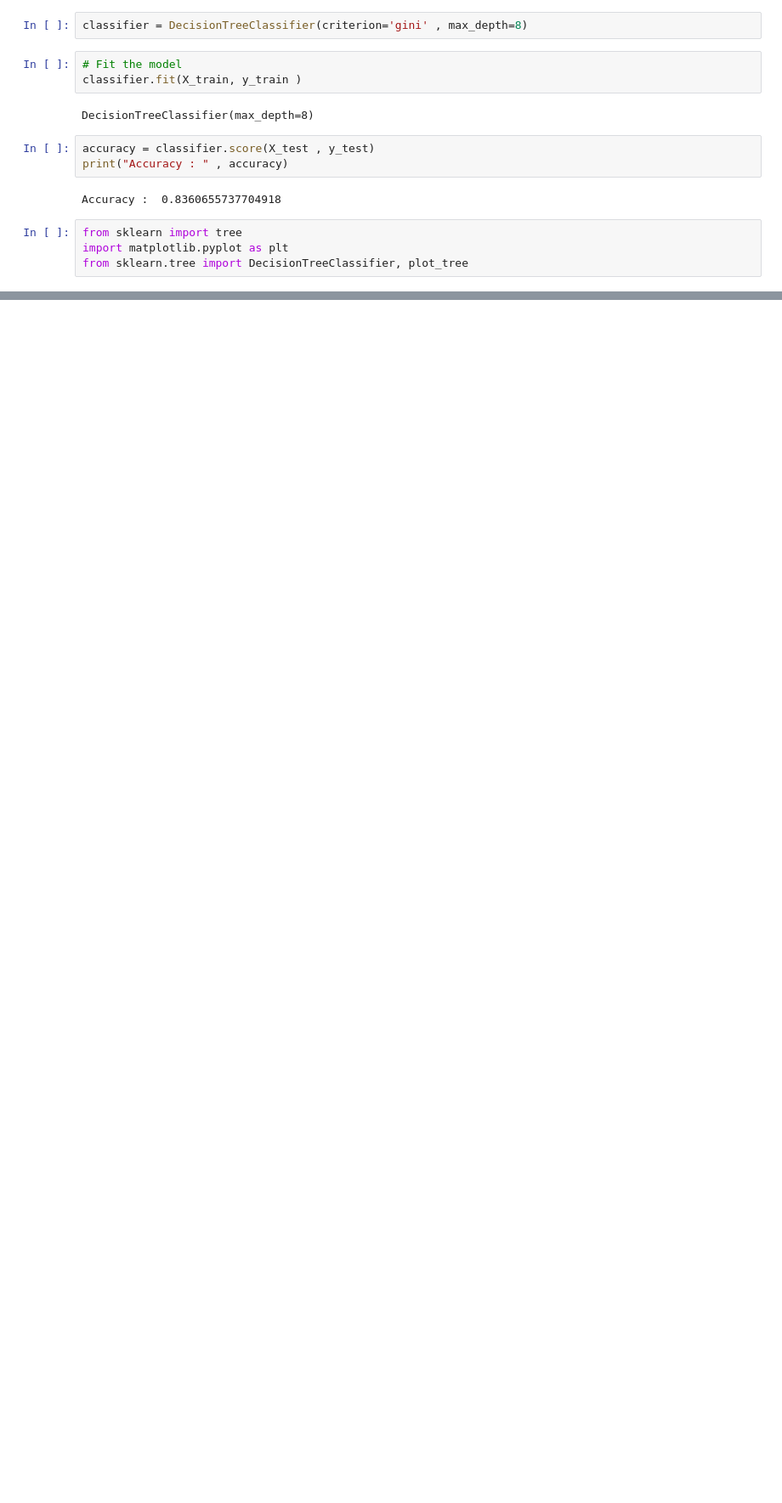
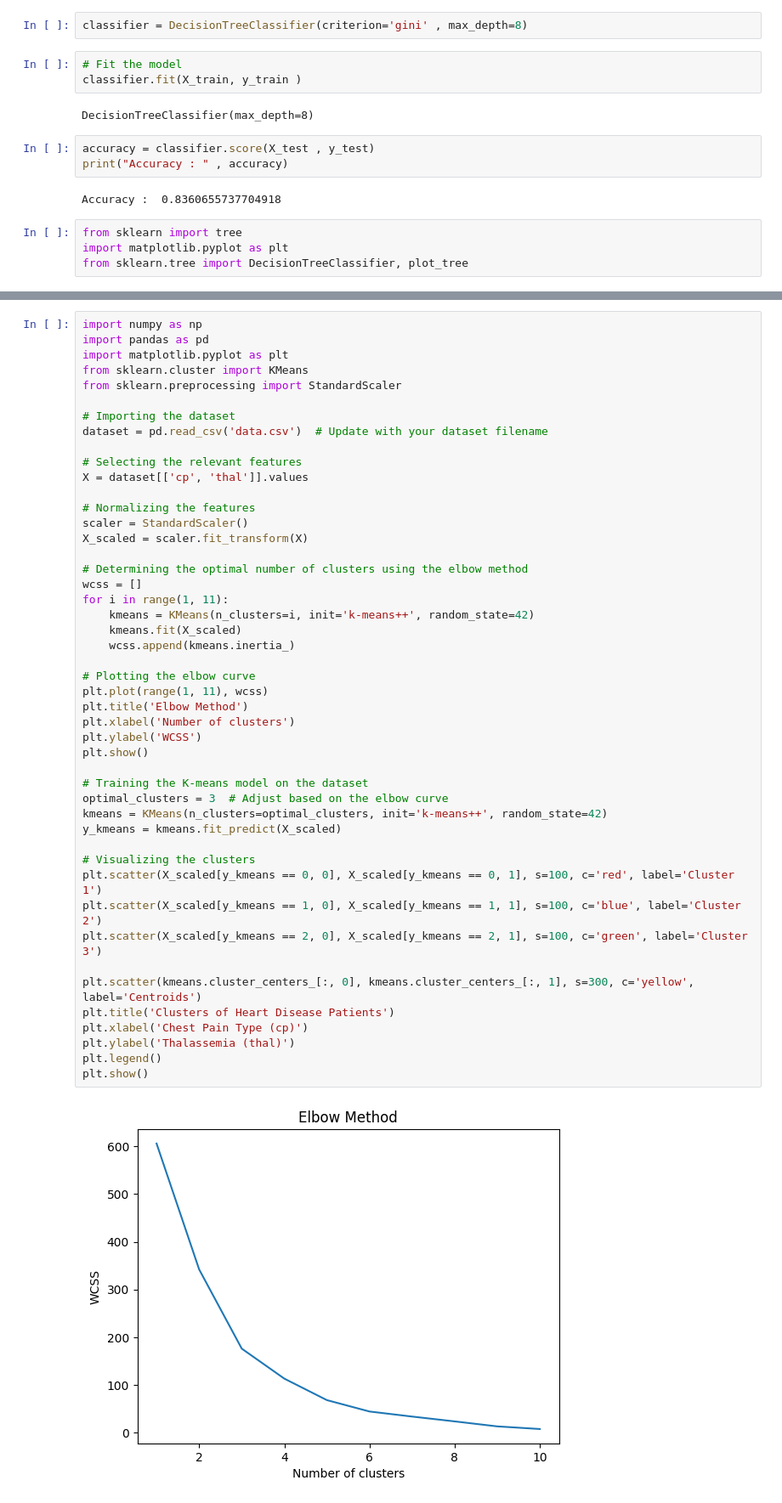
Before and after one commit to aayRJ23/Heart-Disease-Prediction, a Jupyter notebook: HeartDiseasePredictionwb.ipynb, the cells around one changed output, grey strips where cells are left out. Shown at 85% size. Cells and saved outputs as stored; diff of their text form; blank space fills up the shorter version.

Commit message:
Created using Colab :- Performed the following i) Principal component analysis (PCA) , ii)  K-Means Clustering , iii)  Feature Selection ,

```diff
--- a/HeartDiseasePredictionwb.ipynb
+++ b/HeartDiseasePredictionwb.ipynb
@@ -659,0 +633,49 @@ plt.show()
+# %%
+import numpy as np
+import pandas as pd
+import matplotlib.pyplot as plt
+from sklearn.cluster import KMeans
+from sklearn.preprocessing import StandardScaler
+
+# Importing the dataset
+dataset = pd.read_csv('data.csv')  # Update with your dataset filename
+
+# Selecting the relevant features
+X = dataset[['cp', 'thal']].values
+
+# Normalizing the features
+scaler = StandardScaler()
+X_scaled = scaler.fit_transform(X)
+
+# Determining the optimal number of clusters using the elbow method
+wcss = []
+for i in range(1, 11):
+    kmeans = KMeans(n_clusters=i, init='k-means++', random_state=42)
+    kmeans.fit(X_scaled)
+    wcss.append(kmeans.inertia_)
+
+# Plotting the elbow curve
+plt.plot(range(1, 11), wcss)
+plt.title('Elbow Method')
+plt.xlabel('Number of clusters')
+plt.ylabel('WCSS')
+plt.show()
+
+# Training the K-means model on the dataset
+optimal_clusters = 3  # Adjust based on the elbow curve
+kmeans = KMeans(n_clusters=optimal_clusters, init='k-means++', random_state=42)
+y_kmeans = kmeans.fit_predict(X_scaled)
+
+# Visualizing the clusters
+plt.scatter(X_scaled[y_kmeans == 0, 0], X_scaled[y_kmeans == 0, 1], s=100, c='red', label='Cluster 1')
+plt.scatter(X_scaled[y_kmeans == 1, 0], X_scaled[y_kmeans == 1, 1], s=100, c='blue', label='Cluster 2')
+plt.scatter(X_scaled[y_kmeans == 2, 0], X_scaled[y_kmeans == 2, 1], s=100, c='green', label='Cluster 3')
+
+plt.scatter(kmeans.cluster_centers_[:, 0], kmeans.cluster_centers_[:, 1], s=300, c='yellow', label='Centroids')
+plt.title('Clusters of Heart Disease Patients')
+plt.xlabel('Chest Pain Type (cp)')
+plt.ylabel('Thalassemia (thal)')
+plt.legend()
+plt.show()
+# %% [output]
+[figure, added]
```
Also changed, not shown: parts of 56 cells of this notebook.
